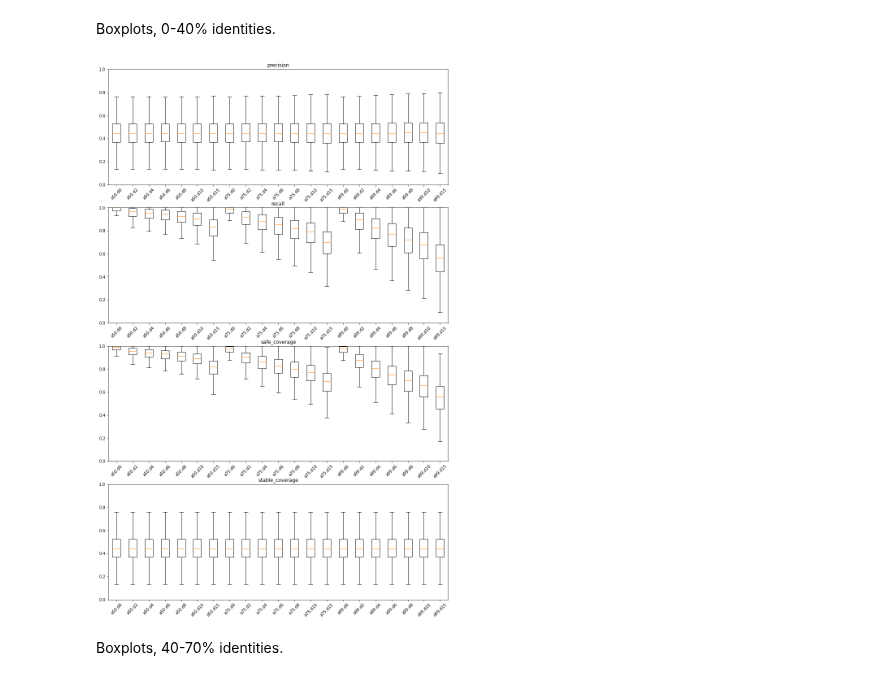
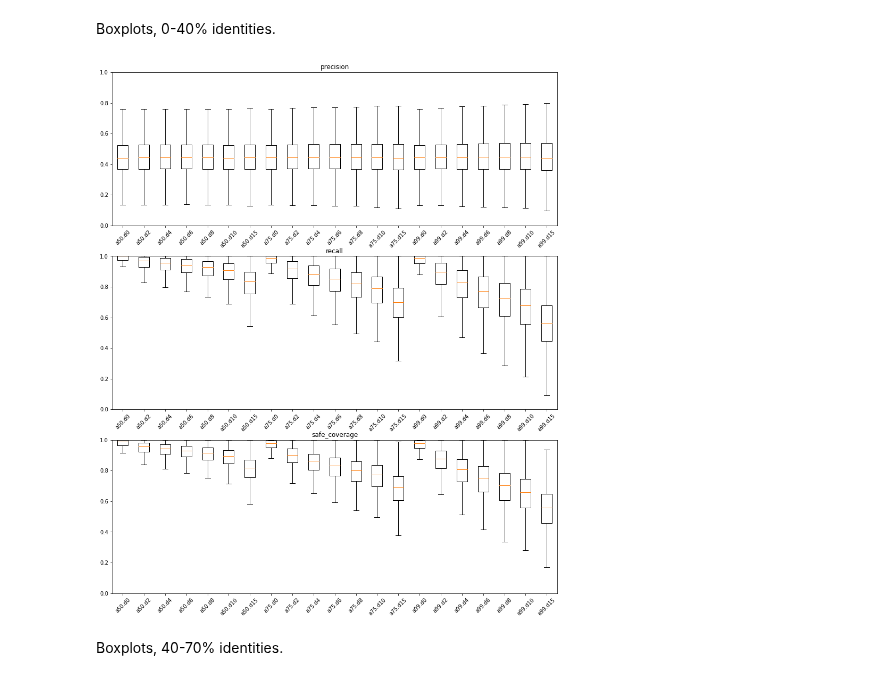
Before and after one commit to algbio/alignment-safety, a Jupyter notebook: pipeline/analysis/motifs.ipynb, the cells around one changed output. Drawn from its saved outputs; the diff is of its cells as text; code cells hidden in the pictures.

```diff
--- a/pipeline/analysis/motifs.ipynb
+++ b/pipeline/analysis/motifs.ipynb
@@ -463,9 +463,9 @@ boxplot(groups, alphas, deltas, ["precision", "recall", "safe_coverage", "stable
 # %% [markdown]
 Boxplots, 0-40% identities.
 # %%
-boxplot(groups, alphas, deltas, ["precision", "recall", "safe_coverage", "stable_coverage"], [0,40])
+boxplot(groups, alphas, deltas, ["precision", "recall", "safe_coverage"], [0,40])
 # %% [output]
-[figure, old version]
+[figure, new version]
 # %% [markdown]
 Boxplots, 40-70% identities.
 # %%
```
Also changed, not shown: parts of 4 cells of this notebook.
